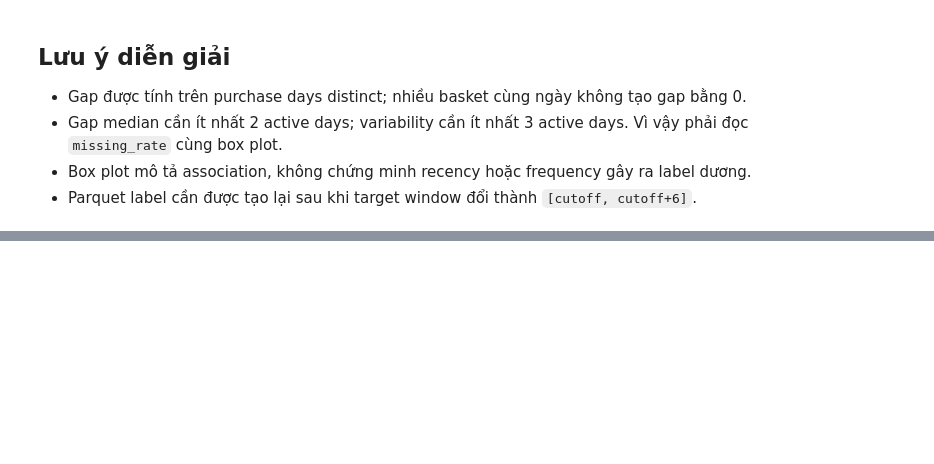
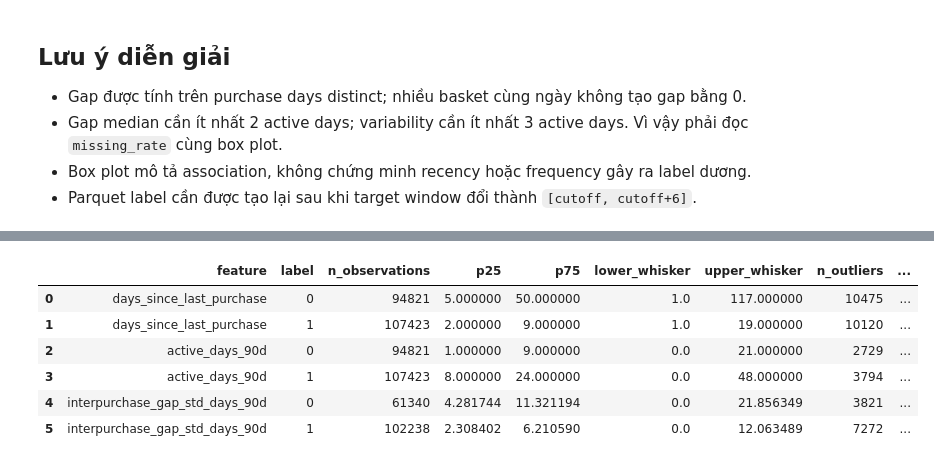
Before and after one commit to manhhungtr211/Propensity---Dunnhumby, a Jupyter notebook: notebooks/08_transaction_time_label_analysis.ipynb, the cells around one changed output, grey strips where cells are left out. Saved outputs shown, nothing was run; the diff lists cells and outputs as text; code cells hidden in the pictures; blank space fills up the shorter version.

Commit message:
feat(eda): analyze label with variable

```diff
--- a/notebooks/08_transaction_time_label_analysis.ipynb
+++ b/notebooks/08_transaction_time_label_analysis.ipynb
@@ -81,0 +91,11 @@ plt.show()
+# %%
+focus_stats = build_focus_boxplot_stats(report.feature_panel)
+focus_stats
+# %% [output]
+|  | feature | label | n_observations | p25 | p75 | lower_whisker | upper_whisker | n_outliers | ... |
+| 0 | days_since_last_purchase | 0 | 94821 | 5.000000 | 50.000000 | 1.0 | 117.000000 | 10475 | ... |
+| 1 | days_since_last_purchase | 1 | 107423 | 2.000000 | 9.000000 | 1.0 | 19.000000 | 10120 | ... |
+| 2 | active_days_90d | 0 | 94821 | 1.000000 | 9.000000 | 0.0 | 21.000000 | 2729 | ... |
+| 3 | active_days_90d | 1 | 107423 | 8.000000 | 24.000000 | 0.0 | 48.000000 | 3794 | ... |
+| 4 | interpurchase_gap_std_days_90d | 0 | 61340 | 4.281744 | 11.321194 | 0.0 | 21.856349 | 3821 | ... |
+| 5 | interpurchase_gap_std_days_90d | 1 | 102238 | 2.308402 | 6.210590 | 0.0 | 12.063489 | 7272 | ... |
```
Also changed, not shown: parts of 5 cells of this notebook, 34 other files.
